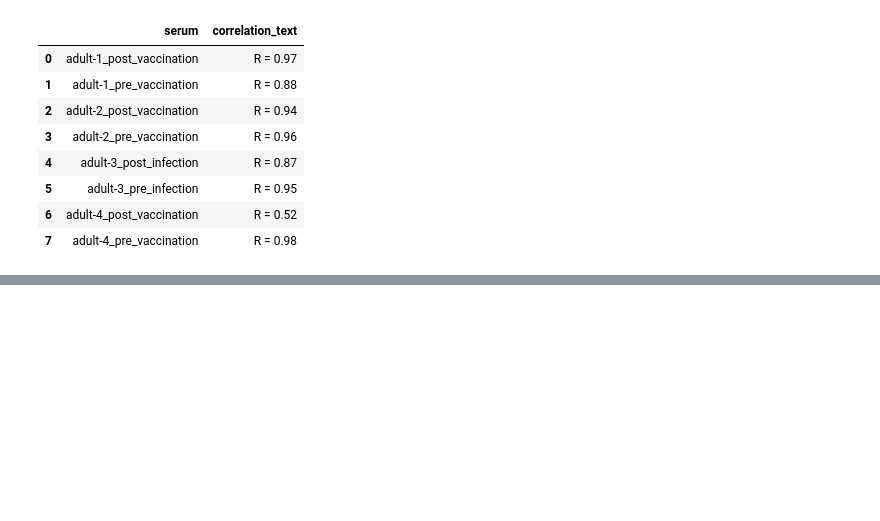
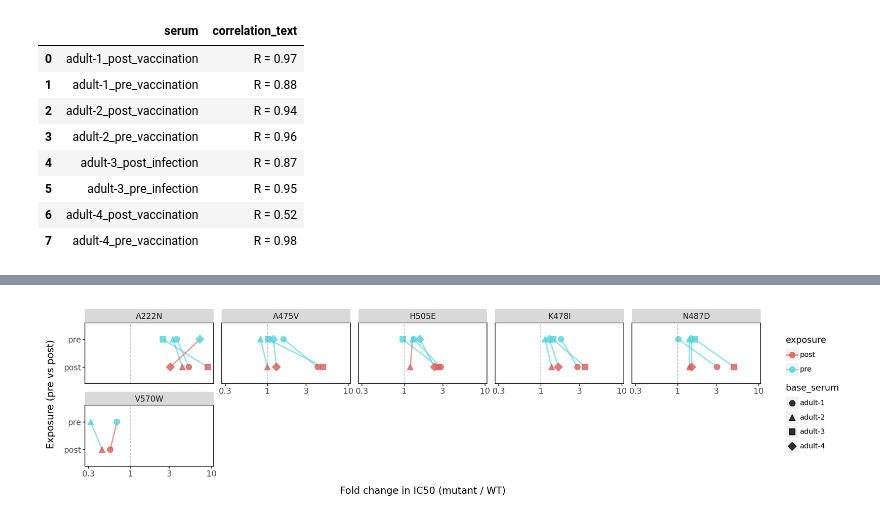
Before and after one commit to dms-vep/SARS-CoV-2_KP.3.1.1_spike_DMS, a Jupyter notebook: KP311_validation_notebooks/validation_neuts.ipynb, the cells around one changed output, grey strips where cells are left out. Cells and saved outputs as stored; diff of their text form; code cells hidden in the pictures; blank space fills up the shorter version.

```diff
--- a/KP311_validation_notebooks/validation_neuts.ipynb
+++ b/KP311_validation_notebooks/validation_neuts.ipynb
@@ -294,0 +346,28 @@ final_chart.configure_axis(grid=False)
+# %%
+df_plot = df_plot.sort_values(by=["mutation", "base_serum", "exposure"])
+# %%
+plot = (
+    ggplot(df_plot, aes(x="fold_change_ic50", y="exposure", color="exposure", shape="base_serum")) +
+    geom_line(aes(group="base_serum"), size=1.0, alpha=0.6) +
+    geom_point(size=3.5, alpha=0.8) +
+    facet_wrap("~mutation", ncol=5) +
+    geom_vline(xintercept=1, linetype="dashed", color="gray", alpha=0.5) +
+    scale_x_log10() +
+    xlab("Fold change in IC50 (mutant / WT)") +
+    ylab("Exposure (pre vs post)") +
+    theme(
+        figure_size=(14, 3.5),
+        axis_text=element_text(size=10),
+        axis_title_x=element_text(size=12),
+        axis_title_y=element_text(size=12),
+        strip_text=element_text(size=10),
+        panel_background=element_rect(fill='white'),
+        plot_background=element_rect(fill='white'),
+        panel_border=element_line(size=0.8),
+        panel_grid_major=element_blank(),
+        panel_grid_minor=element_blank(),
+    )
+)
+plot
+# %% [output]
+[figure, added]
```
Also changed, not shown: parts of 3 cells of this notebook, 5 other files.
